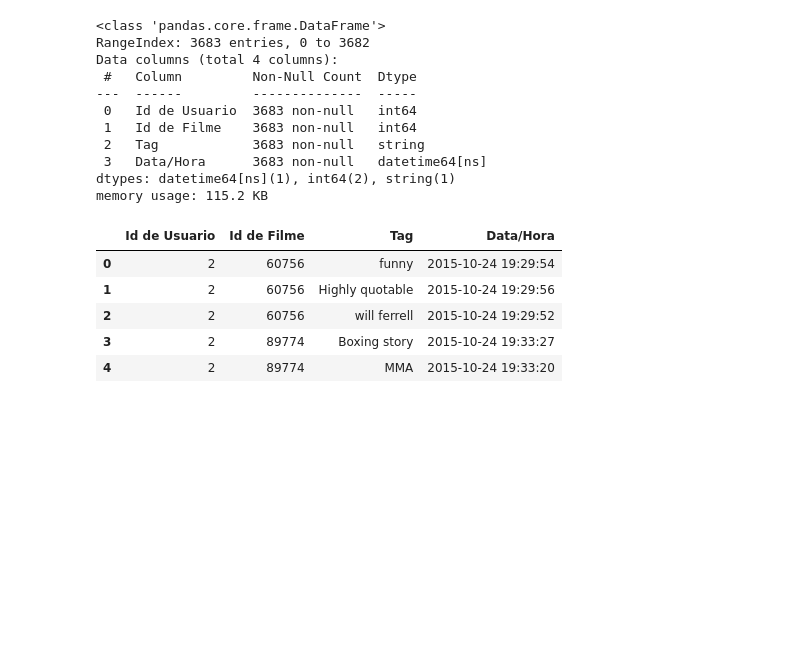
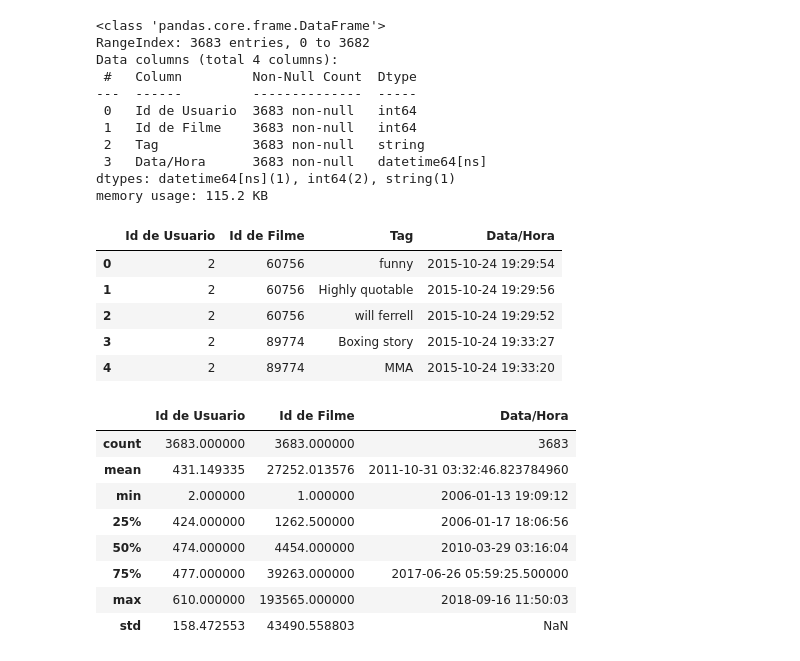
Before and after one commit to Lucas-O-S/Analise_Exploratoria_N1, a Jupyter notebook: Analise_Exploratoria_Links.ipynb, the cells around one changed output. Drawn from its saved outputs; the diff is of its cells as text; code cells hidden in the pictures; blank space fills up the shorter version.

```diff
--- a/Analise_Exploratoria_Links.ipynb
+++ b/Analise_Exploratoria_Links.ipynb
@@ -98,3 +98,15 @@ df.head()
 | 2 | 2 | 60756 | will ferrell | 2015-10-24 19:29:52 |
 | 3 | 2 | 89774 | Boxing story | 2015-10-24 19:33:27 |
 | 4 | 2 | 89774 | MMA | 2015-10-24 19:33:20 |
+# %%
+df.describe()
+# %% [output]
+|  | Id de Usuario | Id de Filme | Data/Hora |
+| count | 3683.000000 | 3683.000000 | 3683 |
+| mean | 431.149335 | 27252.013576 | 2011-10-31 03:32:46.823784960 |
+| min | 2.000000 | 1.000000 | 2006-01-13 19:09:12 |
+| 25% | 424.000000 | 1262.500000 | 2006-01-17 18:06:56 |
+| 50% | 474.000000 | 4454.000000 | 2010-03-29 03:16:04 |
+| 75% | 477.000000 | 39263.000000 | 2017-06-26 05:59:25.500000 |
+| max | 610.000000 | 193565.000000 | 2018-09-16 11:50:03 |
+| std | 158.472553 | 43490.558803 | NaN |
```
